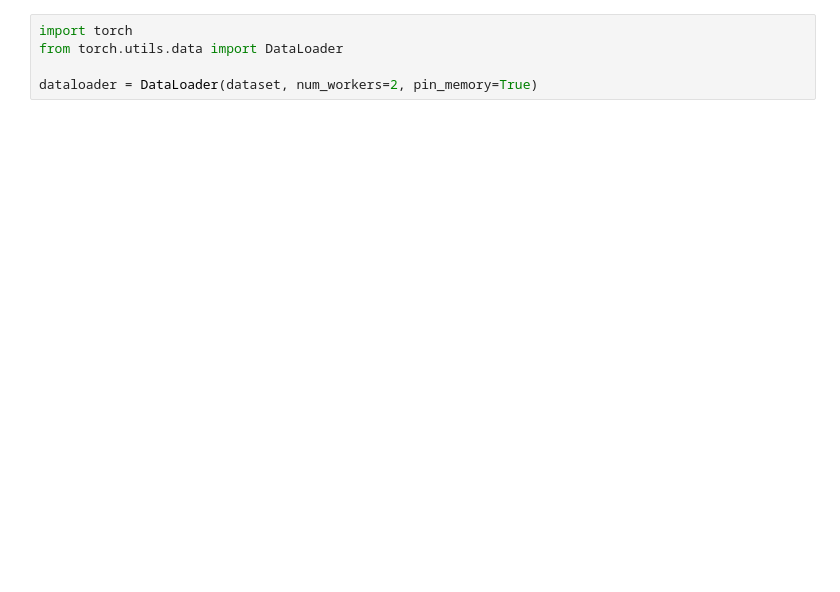
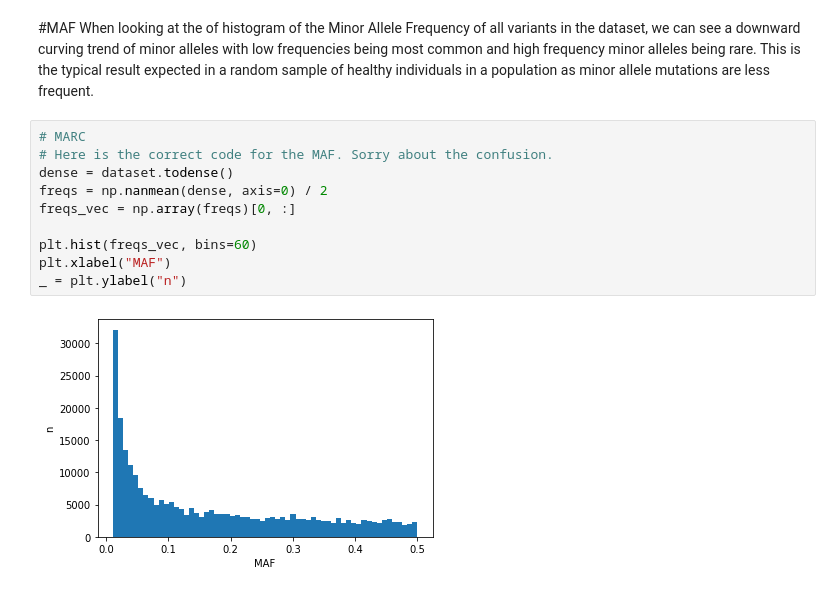
Before and after one commit to conniaren/GenotypeImputationProject, a Jupyter notebook: 1-Data-exploration/data_exploration.ipynb, the cells around one changed output. Cells and saved outputs as stored; diff of their text form; blank space fills up the shorter version.

```diff
--- a/1-Data-exploration/data_exploration.ipynb
+++ b/1-Data-exploration/data_exploration.ipynb
@@ -78,5 +60,15 @@ This indicates the number of zero entires in the matrix is 94 921 249. However t
-# %%
-import torch
-from torch.utils.data import DataLoader
-
-dataloader = DataLoader(dataset, num_workers=2, pin_memory=True)
+# %% [markdown]
+#MAF
+When looking at the of histogram of the Minor Allele Frequency of all variants in the dataset, we can see a downward curving trend of minor alleles with low frequencies being most common and high frequency minor alleles being rare. This is the typical result expected in a random sample of healthy individuals in a population as minor allele mutations are less frequent.
+# %%
+# MARC
+# Here is the correct code for the MAF. Sorry about the confusion.
+dense = dataset.todense()
+freqs = np.nanmean(dense, axis=0) / 2
+freqs_vec = np.array(freqs)[0, :]
+
+plt.hist(freqs_vec, bins=60)
+plt.xlabel("MAF")
+_ = plt.ylabel("n")
+# %% [output]
+[figure, added]
```
Also changed, not shown: parts of 8 cells of this notebook.
